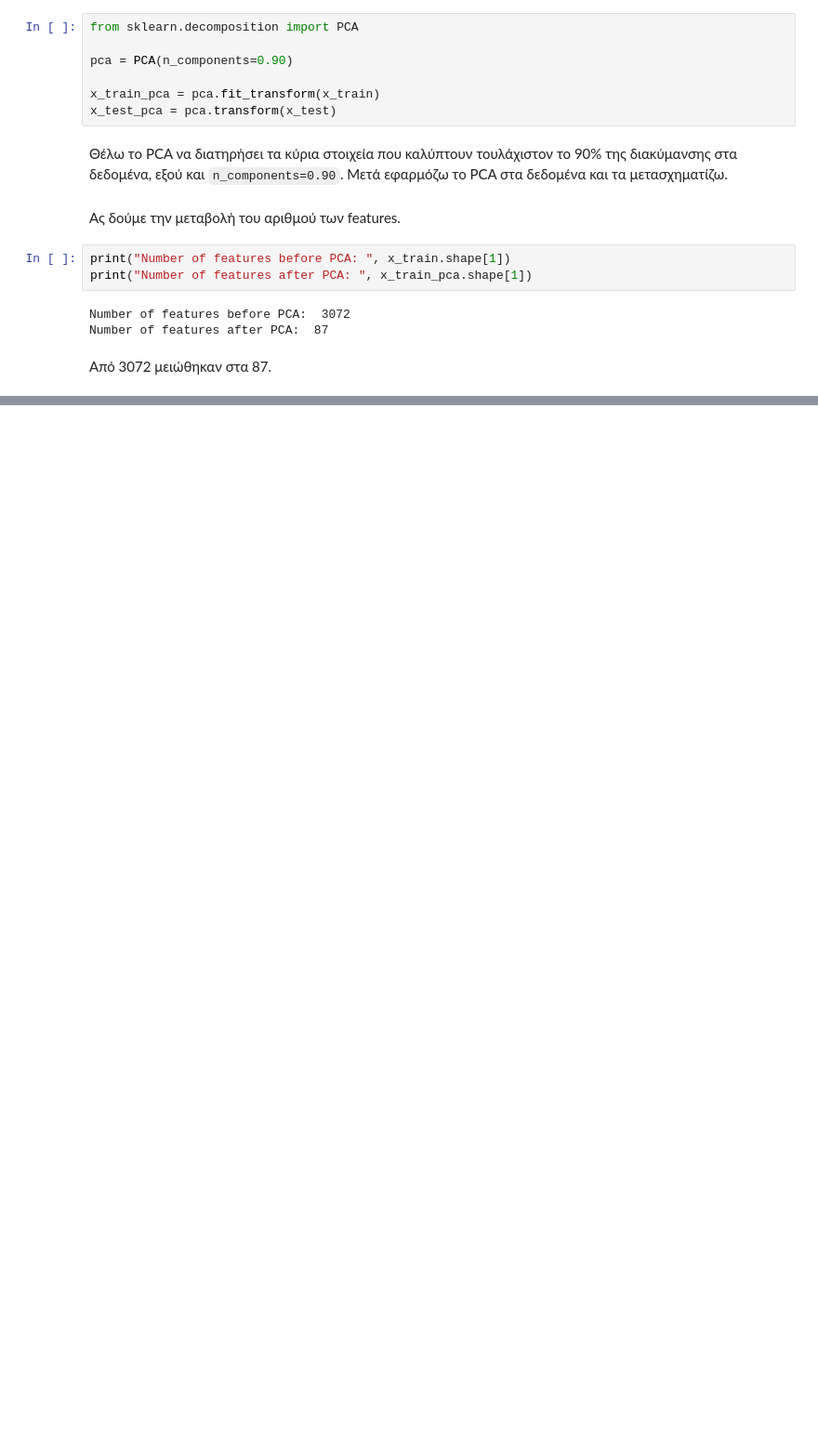
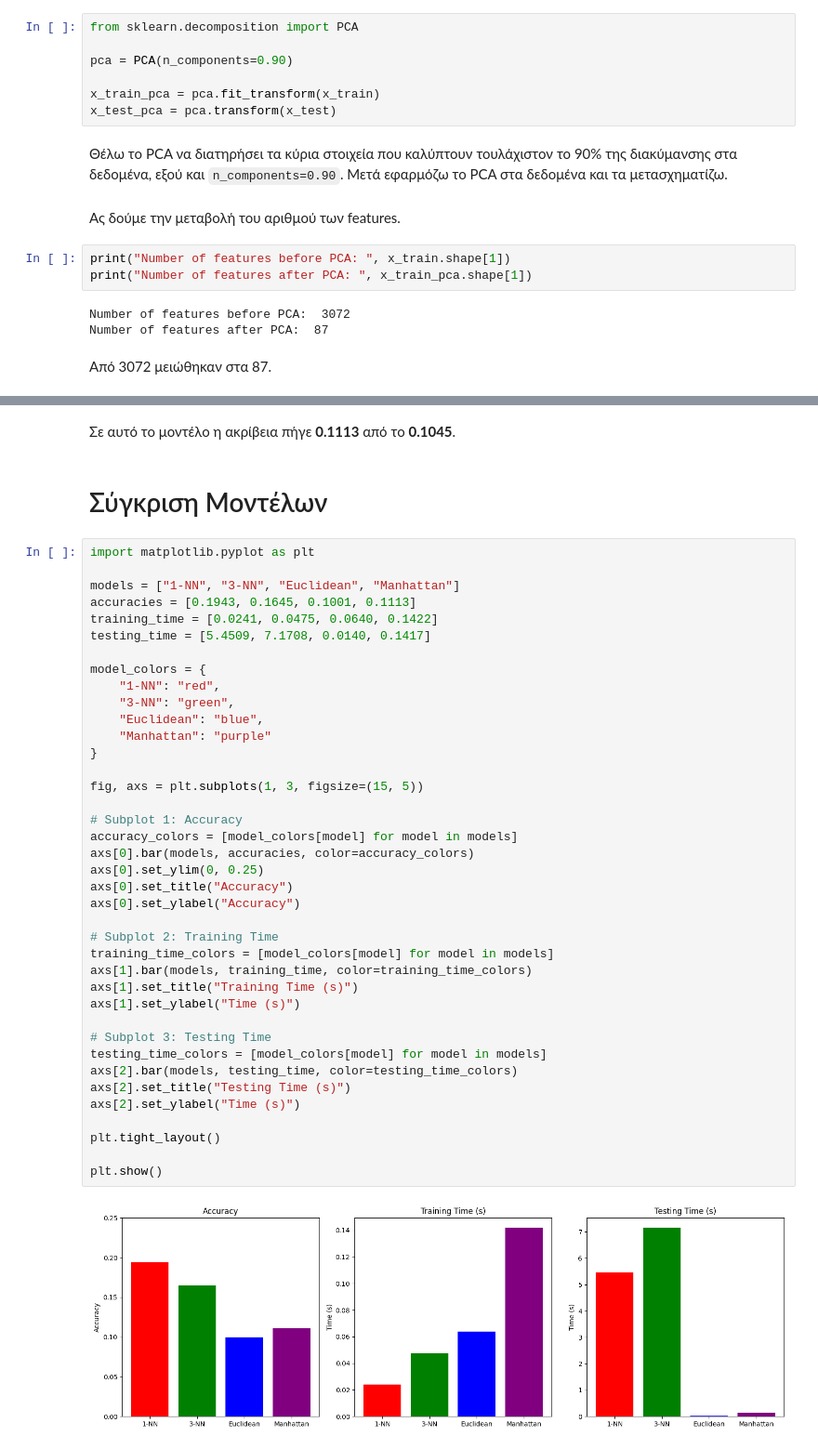
Before and after one commit to Stavroskiig/CNN-MLP-kNN-NC-CIFAR-100, a Jupyter notebook: NN_1st_assignment.ipynb, the cells around one changed output, grey strips where cells are left out. Shown: that part at 93% size. Saved outputs shown, nothing was run; the diff lists cells and outputs as text; blank space fills up the shorter version.

```diff
--- a/NN_1st_assignment.ipynb
+++ b/NN_1st_assignment.ipynb
@@ -394,0 +485,45 @@ For the 1-NN classifier with Euclidean distance metric used accuracy is: 0.1944
+# %% [markdown]
+Σε αυτό το μοντέλο η ακρίβεια πήγε **0.1113** από το **0.1045**.
+# %% [markdown]
+# Σύγκριση Μοντέλων
+# %%
+import matplotlib.pyplot as plt
+
+models = ["1-NN", "3-NN", "Euclidean", "Manhattan"]
+accuracies = [0.1943, 0.1645, 0.1001, 0.1113]
+training_time = [0.0241, 0.0475, 0.0640, 0.1422]
+testing_time = [5.4509, 7.1708, 0.0140, 0.1417]
+
+model_colors = {
+    "1-NN": "red",
+    "3-NN": "green",
+    "Euclidean": "blue",
+    "Manhattan": "purple"
+}
+
+fig, axs = plt.subplots(1, 3, figsize=(15, 5))
+
+# Subplot 1: Accuracy
+accuracy_colors = [model_colors[model] for model in models]
+axs[0].bar(models, accuracies, color=accuracy_colors)
+axs[0].set_ylim(0, 0.25)
+axs[0].set_title("Accuracy")
+axs[0].set_ylabel("Accuracy")
+
+# Subplot 2: Training Time
+training_time_colors = [model_colors[model] for model in models]
+axs[1].bar(models, training_time, color=training_time_colors)
+axs[1].set_title("Training Time (s)")
+axs[1].set_ylabel("Time (s)")
+
+# Subplot 3: Testing Time
+testing_time_colors = [model_colors[model] for model in models]
+axs[2].bar(models, testing_time, color=testing_time_colors)
+axs[2].set_title("Testing Time (s)")
+axs[2].set_ylabel("Time (s)")
+
+plt.tight_layout()
+
+plt.show()
+# %% [output]
+[figure, added]
```
Also changed, not shown: parts of 26 cells of this notebook.
